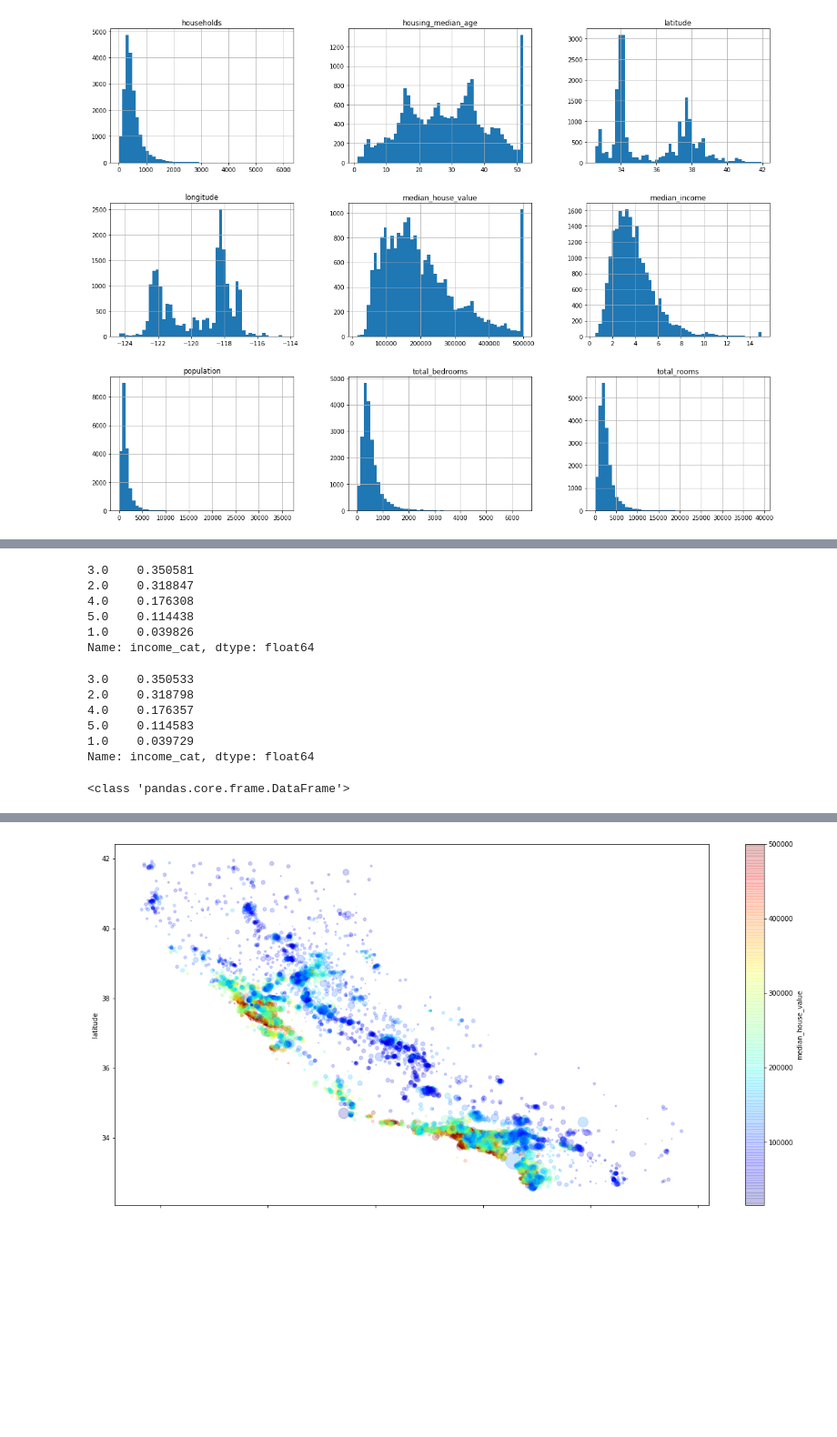
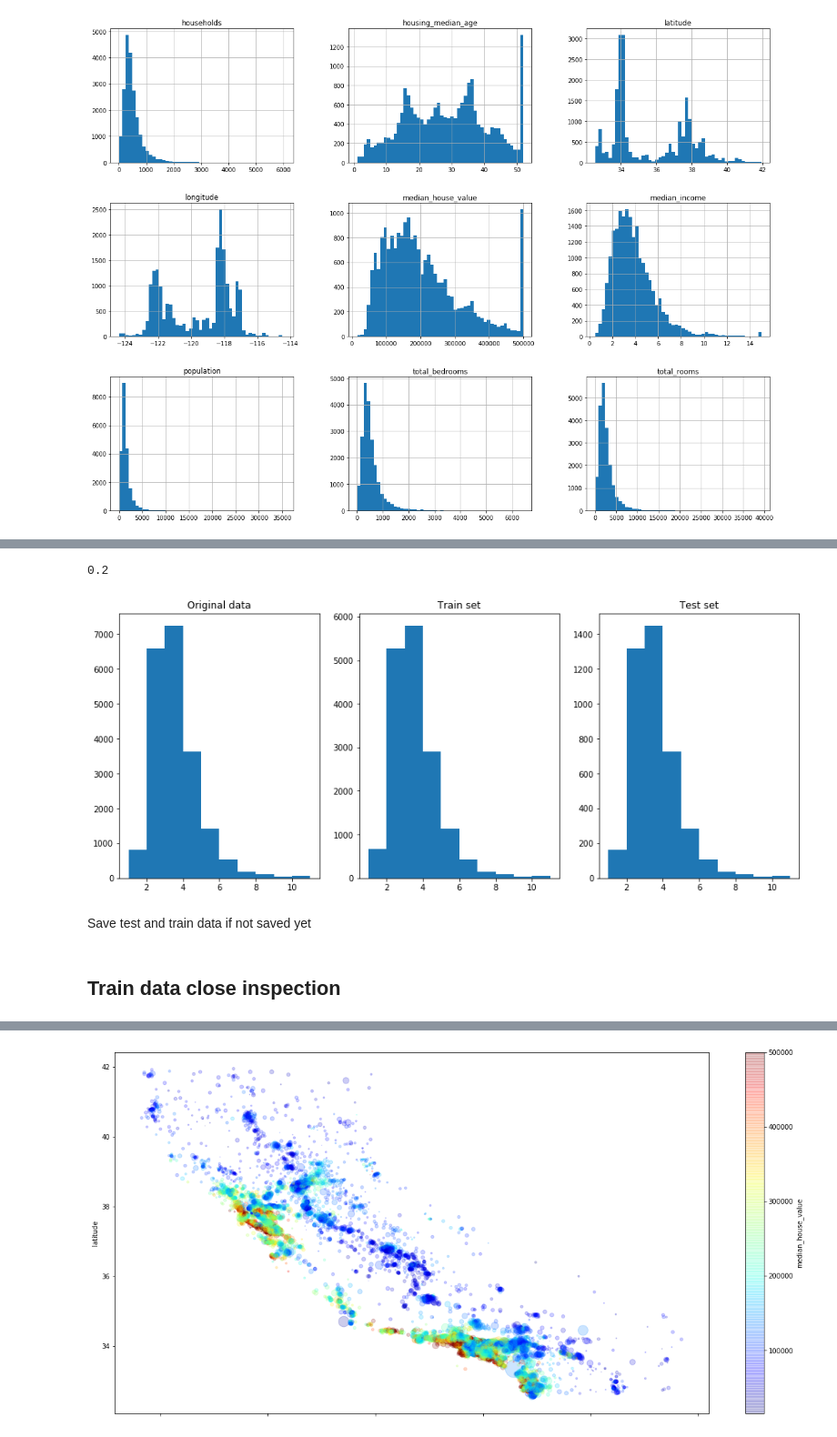
Before and after one commit to MaciejWasilewski/ML01, a Jupyter notebook: main.ipynb, the cells around one changed output, grey strips where cells are left out. Shown at 91% size. Cells and saved outputs as stored; diff of their text form; code cells hidden in the pictures; blank space fills up the shorter version.

```diff
--- a/main.ipynb
+++ b/main.ipynb
@@ -155,20 +156,2 @@ for train_index, test_index in split.split(housing, housing["income_cat"]):
     strat_train_set=housing.loc[train_index]
     strat_test_set=housing.loc[test_index]
-# %%
-housing["income_cat"].value_counts()/len(housing)
-# %% [output]
-3.0    0.350581
-2.0    0.318847
-4.0    0.176308
-5.0    0.114438
-1.0    0.039826
-Name: income_cat, dtype: float64
-# %%
-strat_test_set["income_cat"].value_counts()/len(strat_test_set)
-# %% [output]
-3.0    0.350533
-2.0    0.318798
-4.0    0.176357
-5.0    0.114583
-1.0    0.039729
-Name: income_cat, dtype: float64
@@ -178,4 +158,20 @@ for sett in (strat_test_set, strat_train_set):
-# %%
-print(type(strat_test_set))
-# %% [output]
-<class 'pandas.core.frame.DataFrame'>
+# %%
+print(len(strat_test_set)/(len(strat_train_set)+len(strat_test_set)))
+# %% [output]
+0.2
+# %%
+plt.figure(figsize=(15, 6))
+plt.subplot(1,3,1)
+plt.hist(np.ceil(housing["median_income"]/1.5))
+plt.title("Original data")
+plt.subplot(1,3,2)
+plt.hist(np.ceil(strat_train_set["median_income"]/1.5))
+plt.title("Train set")
+plt.subplot(1,3,3)
+plt.hist(np.ceil(strat_test_set["median_income"]/1.5))
+plt.title("Test set")
+plt.show()
+# %% [output]
+[figure, added]
+# %% [markdown]
+Save test and train data if not saved yet
@@ -182,2 +187,4 @@ print(type(strat_test_set))
+# %% [markdown]
+## Train data close inspection
 # %%
 housing=strat_train_set.copy()
```
Also changed, not shown: parts of 63 cells of this notebook.
